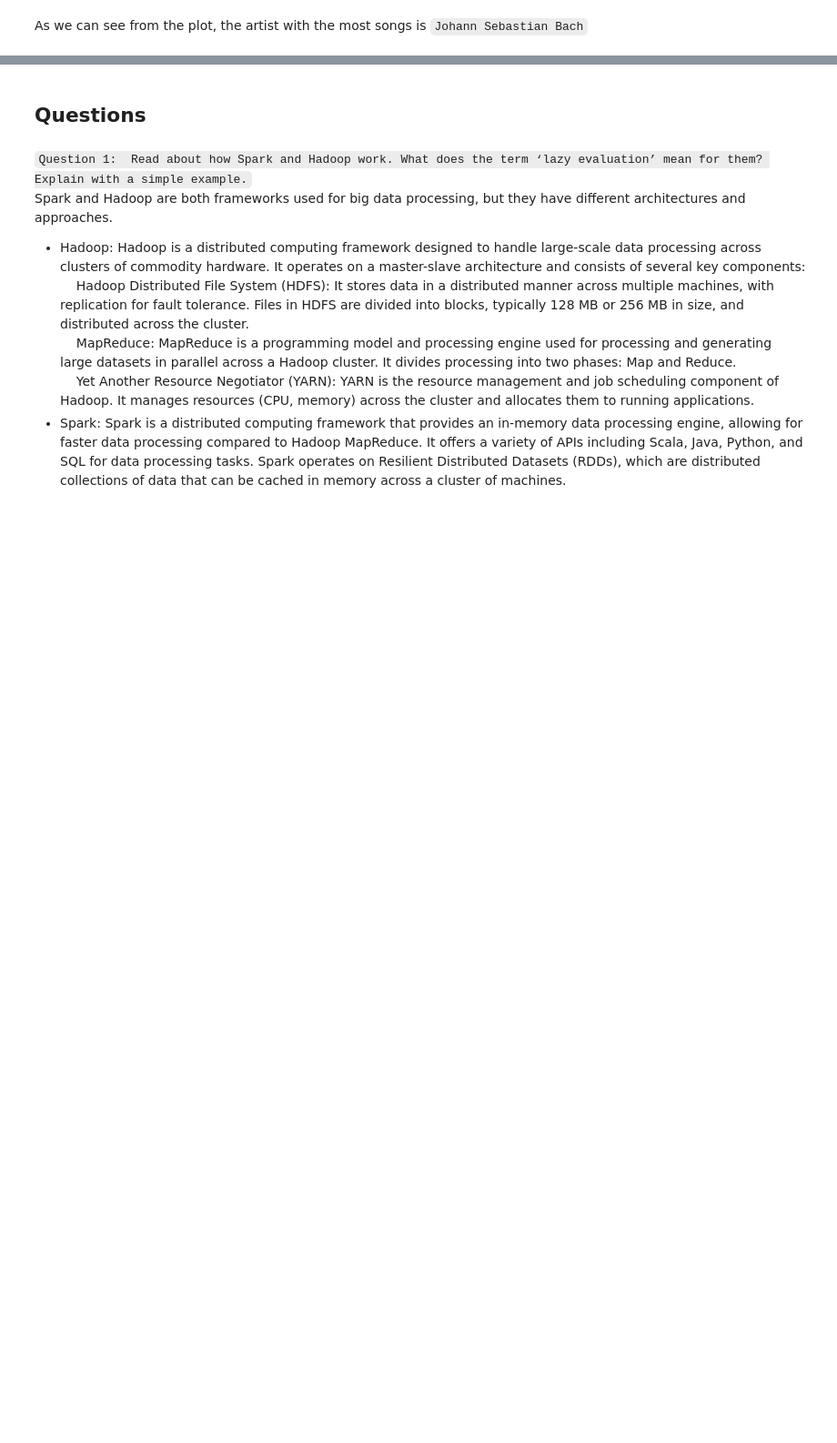
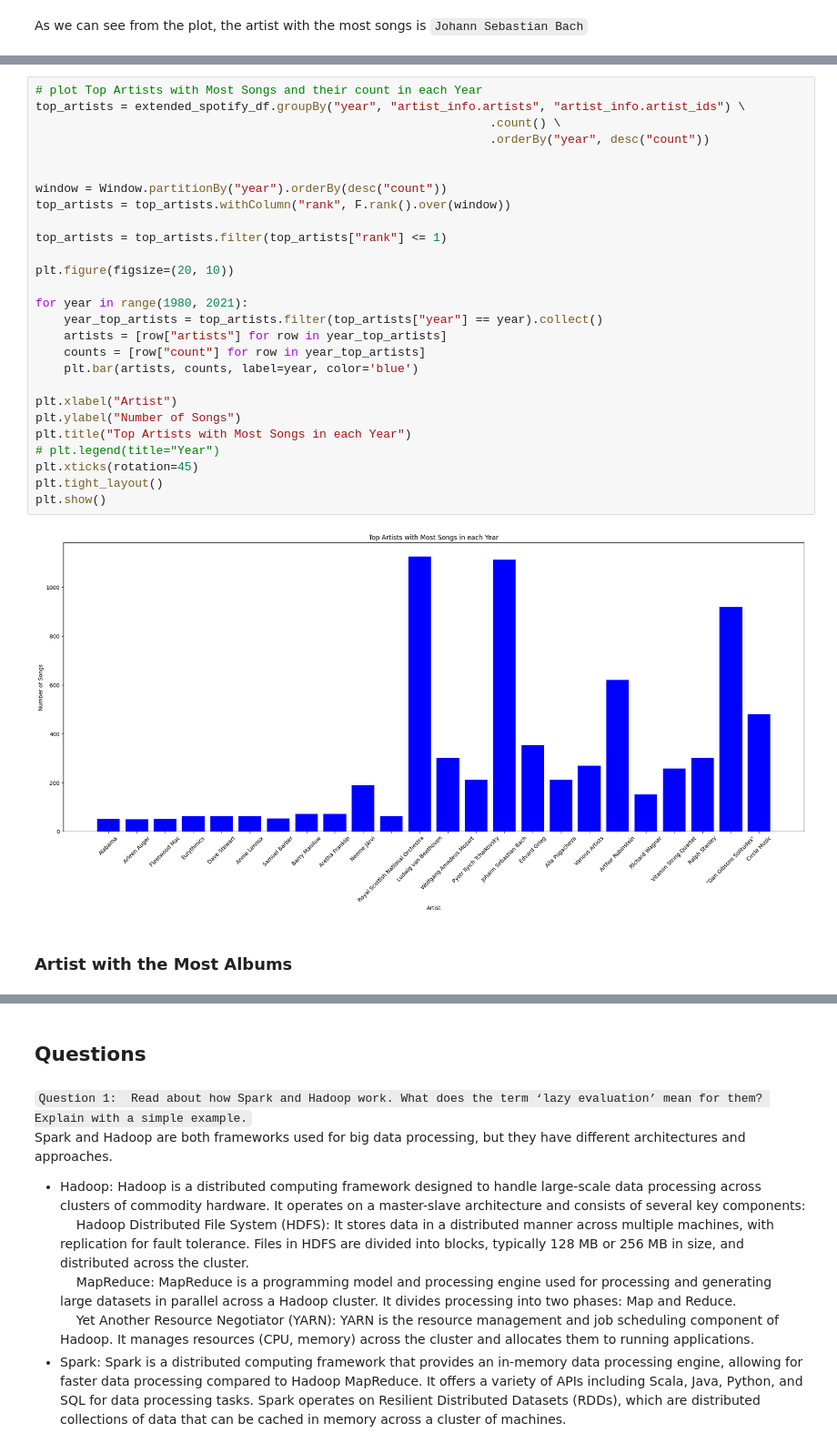
Before and after one commit to avamirm/Investigation-Using-PySpark, a Jupyter notebook: Spotify/spotify.ipynb, the cells around one changed output, grey strips where cells are left out. Shown at 91% size. Saved outputs shown, nothing was run; the diff lists cells and outputs as text; blank space fills up the shorter version.

```diff
--- a/Spotify/spotify.ipynb
+++ b/Spotify/spotify.ipynb
@@ -470,0 +509,31 @@ As we can see from the plot, the artist with the most songs is `Johann Sebastian
+# %%
+# plot Top Artists with Most Songs and their count in each Year
+top_artists = extended_spotify_df.groupBy("year", "artist_info.artists", "artist_info.artist_ids") \
+																.count() \
+																.orderBy("year", desc("count"))
+
+
+window = Window.partitionBy("year").orderBy(desc("count"))
+top_artists = top_artists.withColumn("rank", F.rank().over(window))
+
+top_artists = top_artists.filter(top_artists["rank"] <= 1)
+
+plt.figure(figsize=(20, 10))
+
+for year in range(1980, 2021):
+	year_top_artists = top_artists.filter(top_artists["year"] == year).collect()
+	artists = [row["artists"] for row in year_top_artists]
+	counts = [row["count"] for row in year_top_artists]
+	plt.bar(artists, counts, label=year, color='blue')
+
+plt.xlabel("Artist")
+plt.ylabel("Number of Songs")
+plt.title("Top Artists with Most Songs in each Year")
+# plt.legend(title="Year")
+plt.xticks(rotation=45)
+plt.tight_layout()
+plt.show()
+# %% [output]
+[figure, added]
+# %% [markdown]
+### Artist with the Most Albums
```
Also changed, not shown: parts of 10 cells of this notebook, 2 other files.
